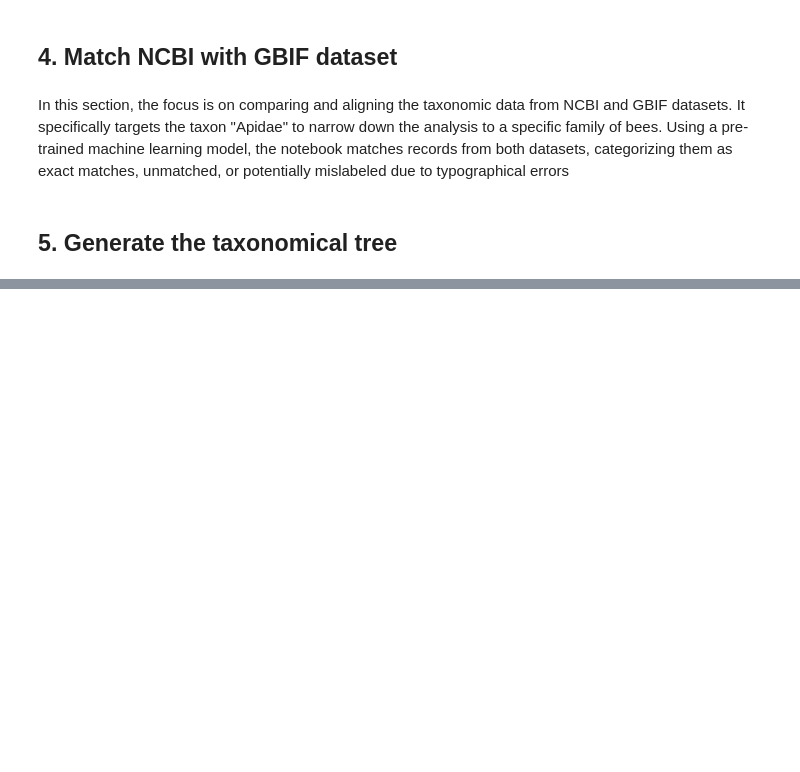
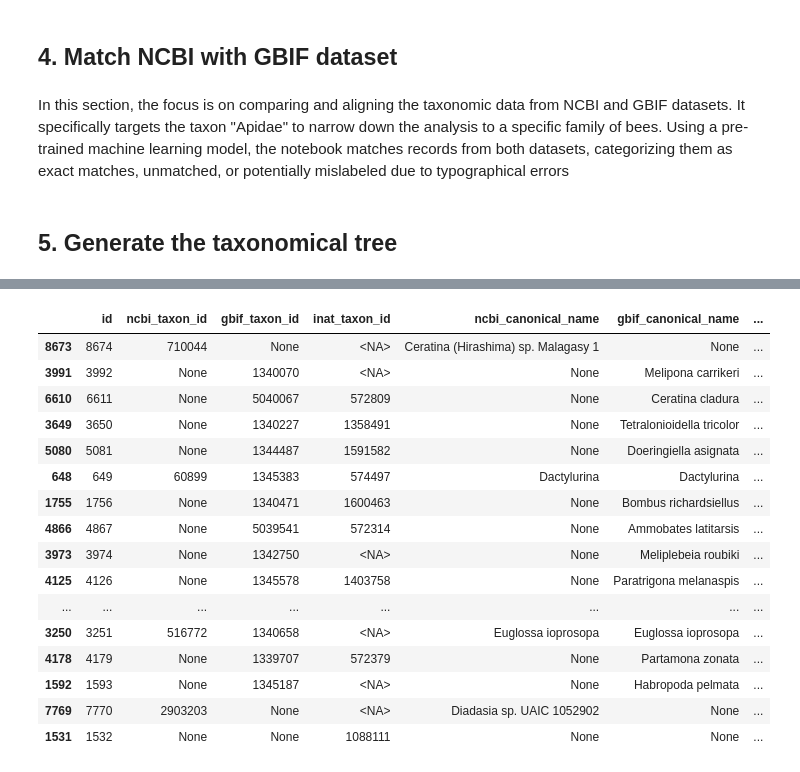
Before and after one commit to MicheleRoar/TaxonMatch, a Jupyter notebook: notebooks/apidae/apidae.ipynb, the cells around one changed output, grey strips where cells are left out. Cells and saved outputs as stored; diff of their text form; code cells hidden in the pictures; blank space fills up the shorter version.

```diff
--- a/notebooks/apidae/apidae.ipynb
+++ b/notebooks/apidae/apidae.ipynb
@@ -99,0 +160,2 @@ The tree is saved in the file: taxon_tree.txt.
+# %%
+inat_dataset = txm.download_inat_taxonomy()
@@ -99,0 +166,4 @@ The tree is saved in the file: taxon_tree.txt.
+# %%
+inat_apidae = txm.select_inat_clade(inat_dataset, "Apidae")
+# %%
+inat_tree = txm.add_inat_taxonomy(apidae_tree, inat_apidae)
@@ -99,0 +190,22 @@ The tree is saved in the file: taxon_tree.txt.
+# %%
+df_apidae_with_inaturalist = txm.convert_tree_to_dataframe(apidae_tree, gbif_apidae, ncbi_apidae, "apidae_taxonomic_tree_df.txt", inat_dataset=inat_apidae)
+# %%
+df_apidae_with_inaturalist.sample(20)
+# %% [output]
+|  | id | ncbi_taxon_id | gbif_taxon_id | inat_taxon_id | ncbi_canonical_name | gbif_canonical_name | ... |
+| 8673 | 8674 | 710044 | None | <NA> | Ceratina (Hirashima) sp. Malagasy 1 | None | ... |
+| 3991 | 3992 | None | 1340070 | <NA> | None | Melipona carrikeri | ... |
+| 6610 | 6611 | None | 5040067 | 572809 | None | Ceratina cladura | ... |
+| 3649 | 3650 | None | 1340227 | 1358491 | None | Tetralonioidella tricolor | ... |
+| 5080 | 5081 | None | 1344487 | 1591582 | None | Doeringiella asignata | ... |
+| 648 | 649 | 60899 | 1345383 | 574497 | Dactylurina | Dactylurina | ... |
+| 1755 | 1756 | None | 1340471 | 1600463 | None | Bombus richardsiellus | ... |
+| 4866 | 4867 | None | 5039541 | 572314 | None | Ammobates latitarsis | ... |
+| 3973 | 3974 | None | 1342750 | <NA> | None | Meliplebeia roubiki | ... |
+| 4125 | 4126 | None | 1345578 | 1403758 | None | Paratrigona melanaspis | ... |
+| ... | ... | ... | ... | ... | ... | ... | ... |
+| 3250 | 3251 | 516772 | 1340658 | <NA> | Euglossa ioprosopa | Euglossa ioprosopa | ... |
+| 4178 | 4179 | None | 1339707 | 572379 | None | Partamona zonata | ... |
+| 1592 | 1593 | None | 1345187 | <NA> | None | Habropoda pelmata | ... |
+| 7769 | 7770 | 2903203 | None | <NA> | Diadasia sp. UAIC 1052902 | None | ... |
+| 1531 | 1532 | None | None | 1088111 | None | None | ... |
```
Also changed, not shown: parts of 23 cells of this notebook, 12 other files.
